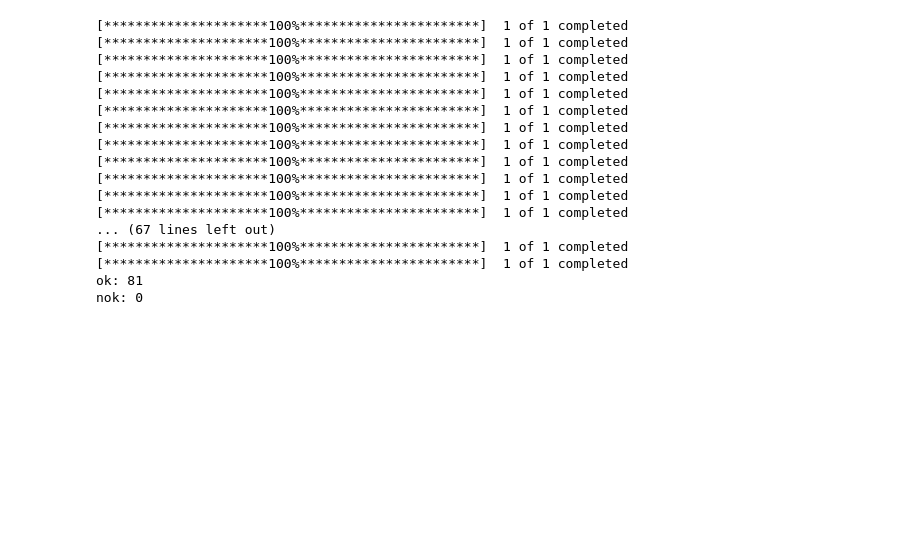
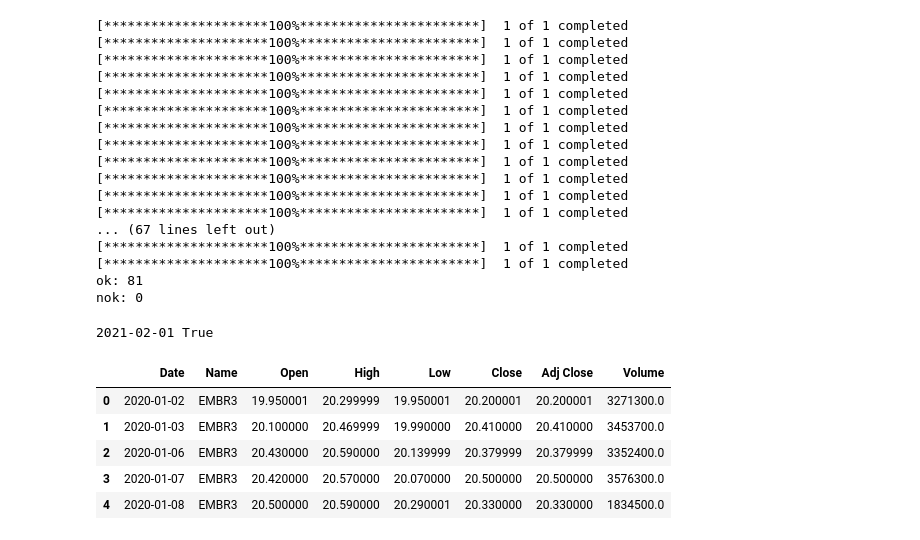
Before and after one commit to cafe-com-analytics/financial_engineering_suto, a Jupyter notebook: section_01/01_exercise.ipynb, the cells around one changed output. Saved outputs shown, nothing was run; the diff lists cells and outputs as text; code cells hidden in the pictures; blank space fills up the shorter version.

```diff
--- a/section_01/01_exercise.ipynb
+++ b/section_01/01_exercise.ipynb
@@ -238,3 +259,31 @@ for symbol in symbols:
 [*********************100%***********************]  1 of 1 completed
 ok: 81
 nok: 0
+# %%
+import datetime
+
+input_date = '2021-02-01'
+
+try:
+    year = int(input_date[:4])
+    month = int(input_date[5:7])
+    day = int(input_date[-2:])
+    converted_date = str(datetime.date(year,month,day))
+    correct_date = True
+
+except ValueError:
+    correct_date = False
+
+converted_date, correct_date)
+# %% [output]
+2021-02-01 True
+# %%
+df = pd.read_parquet('../data/interim/data_acquired_2021_02_16.pqt')
+df.head()
+# %% [output]
+|  | Date | Name | Open | High | Low | Close | Adj Close | Volume |
+| 0 | 2020-01-02 | EMBR3 | 19.950001 | 20.299999 | 19.950001 | 20.200001 | 20.200001 | 3271300.0 |
+| 1 | 2020-01-03 | EMBR3 | 20.100000 | 20.469999 | 19.990000 | 20.410000 | 20.410000 | 3453700.0 |
+| 2 | 2020-01-06 | EMBR3 | 20.430000 | 20.590000 | 20.139999 | 20.379999 | 20.379999 | 3352400.0 |
+| 3 | 2020-01-07 | EMBR3 | 20.420000 | 20.570000 | 20.070000 | 20.500000 | 20.500000 | 3576300.0 |
+| 4 | 2020-01-08 | EMBR3 | 20.500000 | 20.590000 | 20.290001 | 20.330000 | 20.330000 | 1834500.0 |
```
Also changed, not shown: parts of 5 cells of this notebook, 4 other files.
